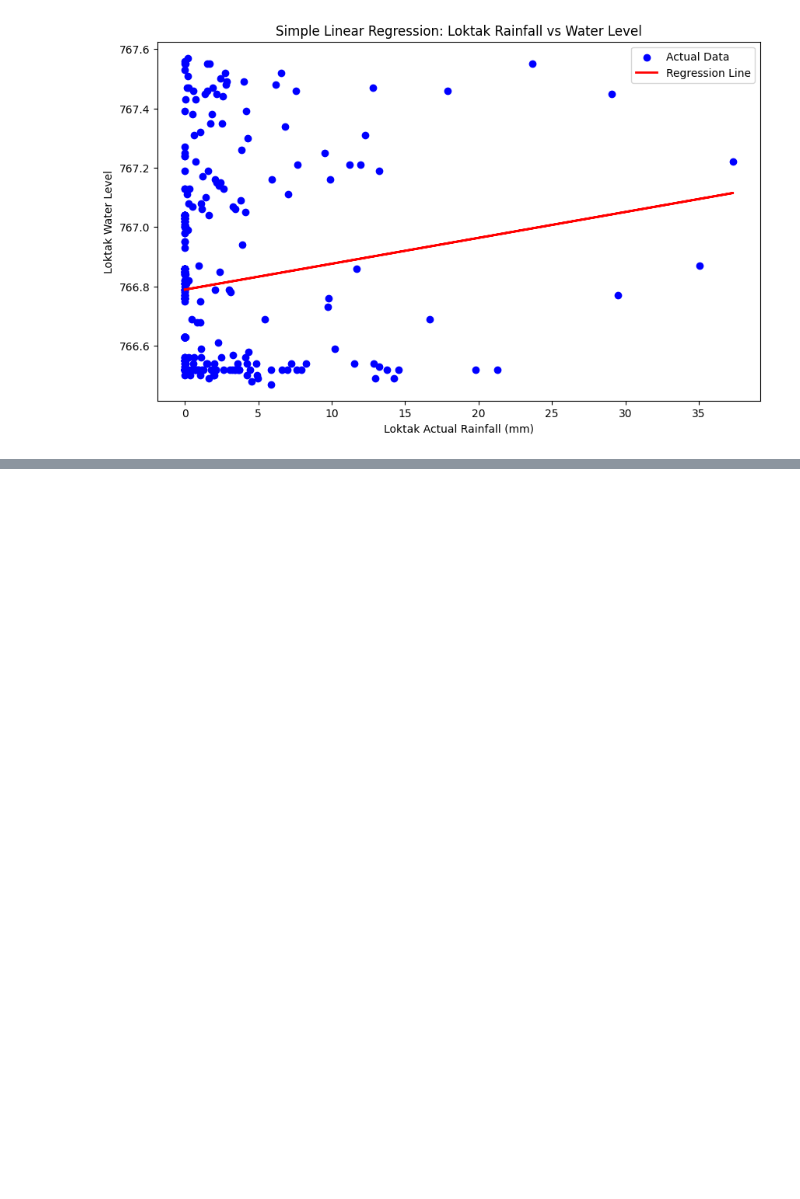
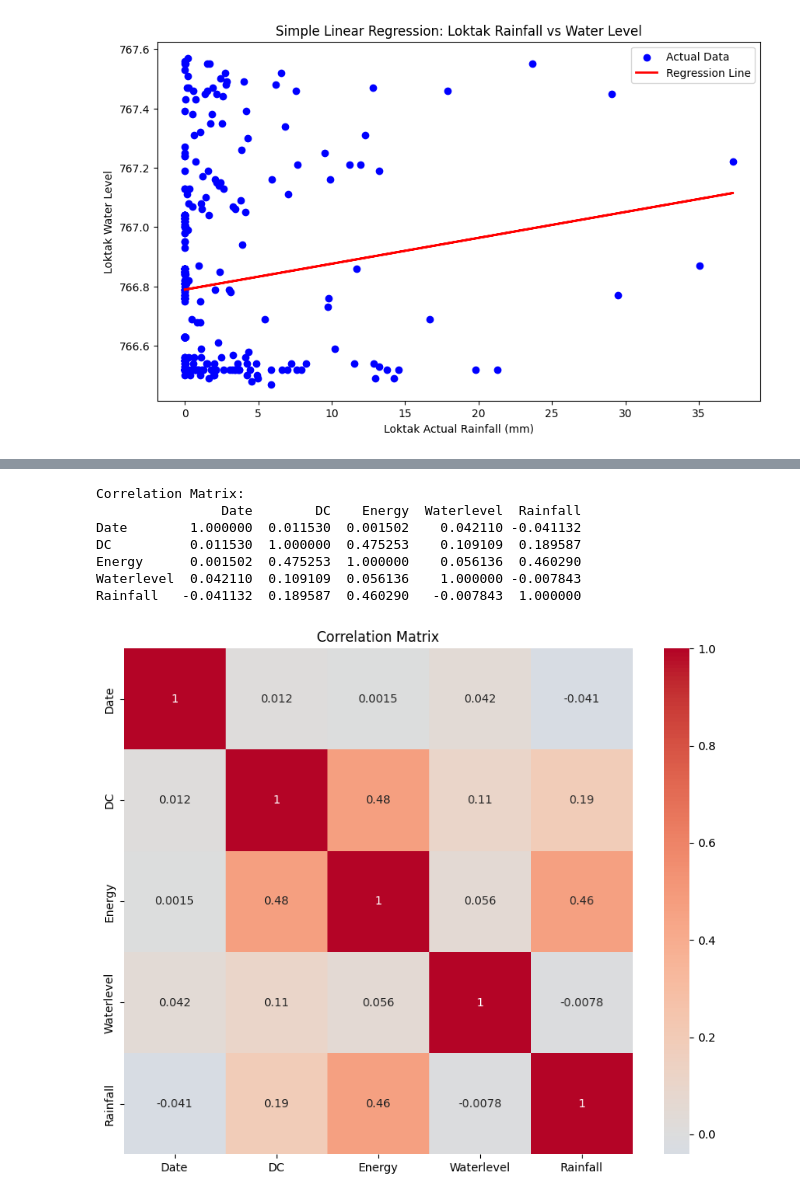
Before and after one commit to Abhishekjsr283204/21-PYTHON_PROJECTS, a Jupyter notebook: Untitled9.ipynb, the cells around one changed output, grey strips where cells are left out. Saved outputs shown, nothing was run; the diff lists cells and outputs as text; code cells hidden in the pictures; blank space fills up the shorter version.

```diff
--- a/Untitled9.ipynb
+++ b/Untitled9.ipynb
@@ -295,0 +411,48 @@ Coefficient of determination (R^2): 0.02
+# %%
+import pandas as pd
+import matplotlib.pyplot as plt
+import seaborn as sns
+
+# Load the Excel file
+file_path = 'Ranga.xlsx'
+data = pd.read_excel(file_path)
+
+# Extract the relevant columns and rename them for easier handling
+data_cleaned = data.iloc[1:, [0, 3, 4, 5, 7]].copy()
+data_cleaned.columns = ['Date', 'DC', 'Energy', 'Waterlevel', 'Rainfall']
+data_cleaned.reset_index(drop=True, inplace=True)
+
+# Convert data types to numeric where necessary
+data_cleaned['DC'] = pd.to_numeric(data_cleaned['DC'], errors='coerce')
+data_cleaned['Energy'] = pd.to_numeric(data_cleaned['Energy'], errors='coerce')
+data_cleaned['Waterlevel'] = pd.to_numeric(data_cleaned['Waterlevel'], errors='coerce')
+data_cleaned['Rainfall'] = pd.to_numeric(data_cleaned['Rainfall'], errors='coerce')
+
+# Drop rows with NaN values
+data_cleaned.dropna(inplace=True)
+
+# Calculate the correlation matrix
+correlation_matrix = data_cleaned.corr()
+
+# Display the correlation matrix
+print("Correlation Matrix:")
+print(correlation_matrix)
+
+# Plot the correlation matrix
+plt.figure(figsize=(10, 8))
+sns.heatmap(correlation_matrix, annot=True, cmap='coolwarm', center=0)
+plt.title('Correlation Matrix')
+plt.show()
+
+# Pairplot for all pairwise combinations
+sns.pairplot(data_cleaned)
+plt.show()
+# %% [output]
+Correlation Matrix:
+                Date        DC    Energy  Waterlevel  Rainfall
+Date        1.000000  0.011530  0.001502    0.042110 -0.041132
+DC          0.011530  1.000000  0.475253    0.109109  0.189587
+Energy      0.001502  0.475253  1.000000    0.056136  0.460290
+Waterlevel  0.042110  0.109109  0.056136    1.000000 -0.007843
+Rainfall   -0.041132  0.189587  0.460290   -0.007843  1.000000
+[figure, added]
```
Also changed, not shown: parts of 5 cells of this notebook.
